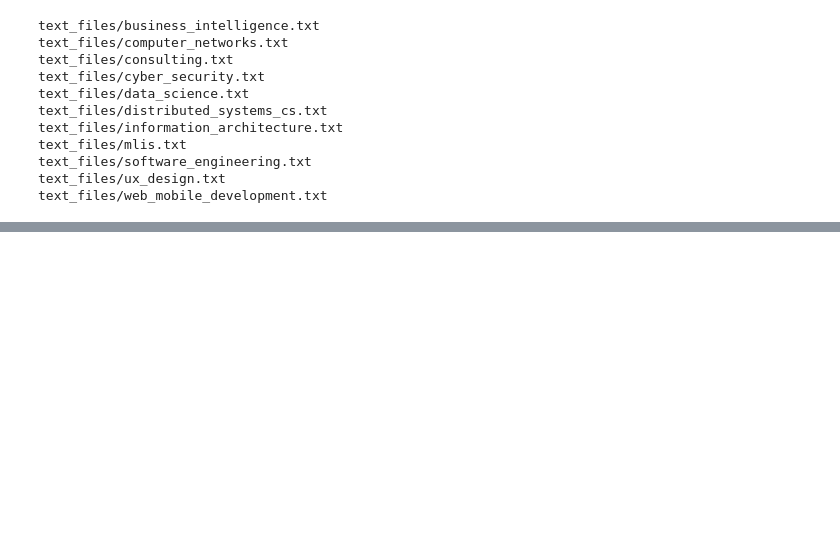
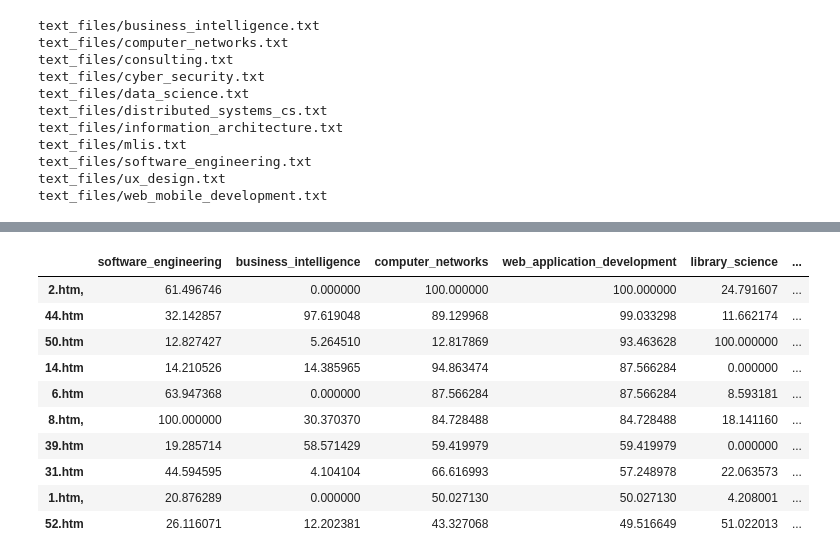
Before and after one commit to sanathkumarbs/gradscout, a Jupyter notebook: dev/Course Module/Specialization Classification Module/specialization classification.ipynb, the cells around one changed output, grey strips where cells are left out. Drawn from its saved outputs; the diff is of its cells as text; code cells hidden in the pictures; blank space fills up the shorter version.

```diff
--- a/dev/Course Module/Specialization Classification Module/specialization classification.ipynb
+++ b/dev/Course Module/Specialization Classification Module/specialization classification.ipynb
@@ -343,0 +346,15 @@ df2.sort(['business_intelligence'], ascending=False)
+# %%
+df_web_application_development=df2.sort(['web_application_development'], ascending=False)
+df_web_application_development.head(10)
+# %% [output]
+|  | software_engineering | business_intelligence | computer_networks | web_application_development | library_science | ... |
+| 2.htm, | 61.496746 | 0.000000 | 100.000000 | 100.000000 | 24.791607 | ... |
+| 44.htm | 32.142857 | 97.619048 | 89.129968 | 99.033298 | 11.662174 | ... |
+| 50.htm | 12.827427 | 5.264510 | 12.817869 | 93.463628 | 100.000000 | ... |
+| 14.htm | 14.210526 | 14.385965 | 94.863474 | 87.566284 | 0.000000 | ... |
+| 6.htm | 63.947368 | 0.000000 | 87.566284 | 87.566284 | 8.593181 | ... |
+| 8.htm, | 100.000000 | 30.370370 | 84.728488 | 84.728488 | 18.141160 | ... |
+| 39.htm | 19.285714 | 58.571429 | 59.419979 | 59.419979 | 0.000000 | ... |
+| 31.htm | 44.594595 | 4.104104 | 66.616993 | 57.248978 | 22.063573 | ... |
+| 1.htm, | 20.876289 | 0.000000 | 50.027130 | 50.027130 | 4.208001 | ... |
+| 52.htm | 26.116071 | 12.202381 | 43.327068 | 49.516649 | 51.022013 | ... |
```
Also changed, not shown: parts of 18 cells of this notebook, 3 other files.
